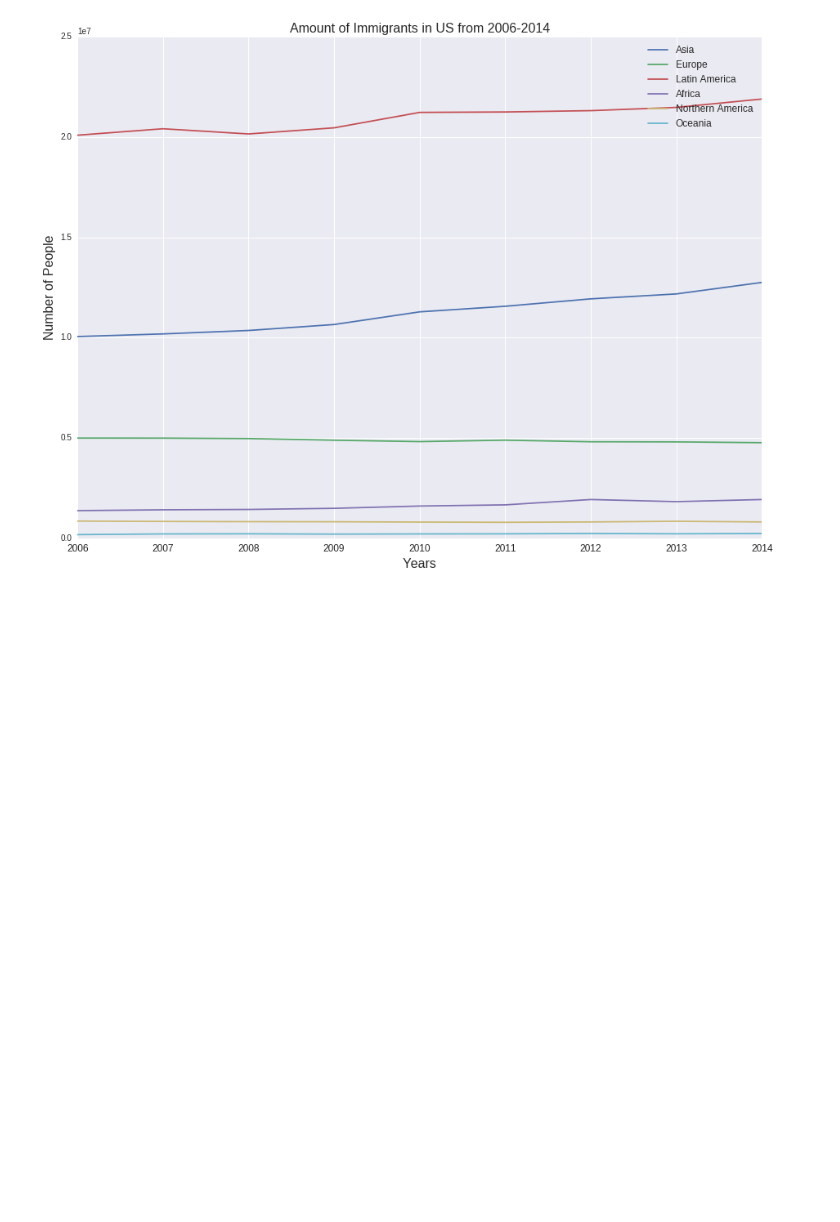
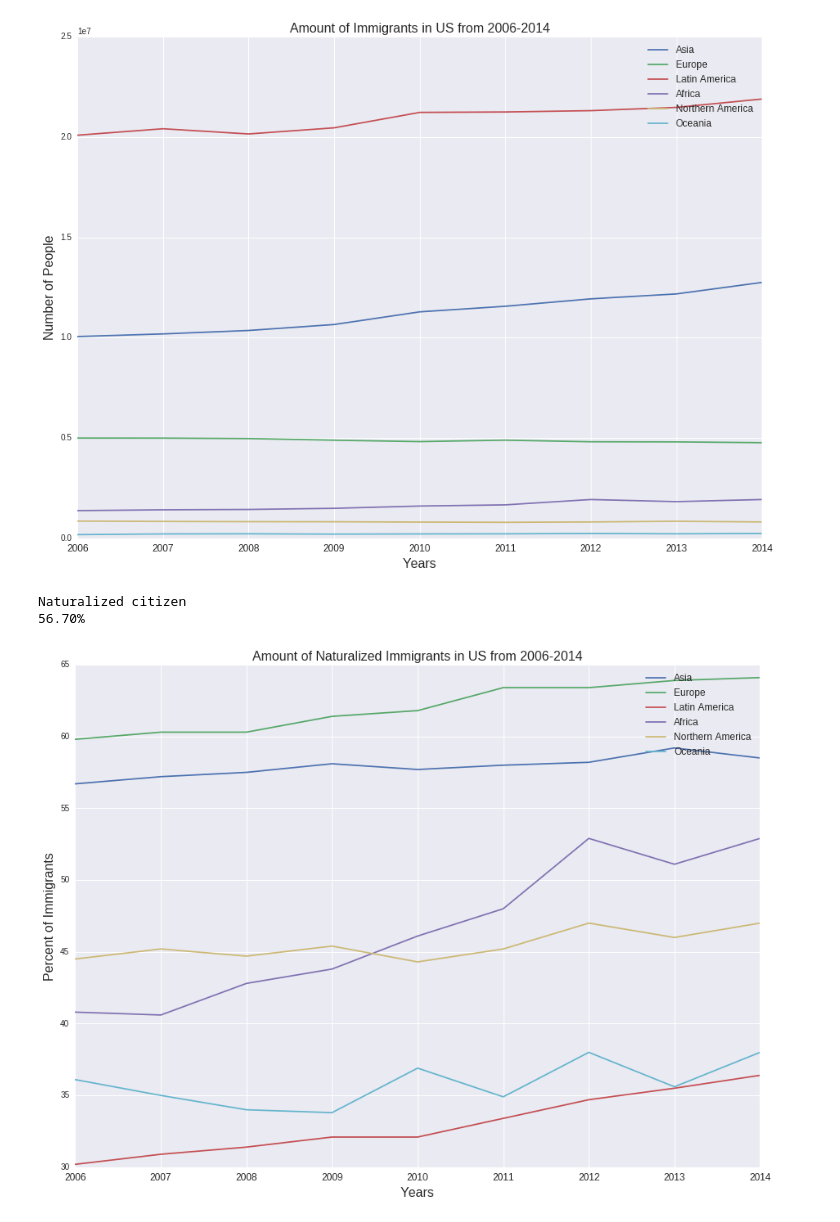
Before and after one commit to skchandra/DataScienceUSImmigration, a Jupyter notebook: data_2006_2014.ipynb, the cells around one changed output. Cells and saved outputs as stored; diff of their text form; code cells hidden in the pictures; blank space fills up the shorter version.

Commit message:
fixed typo and graphed interesting statistics

```diff
--- a/data_2006_2014.ipynb
+++ b/data_2006_2014.ipynb
@@ -44,17 +47,19 @@ unemployment_africa = [clean(x) for x in unemployment_africa]
 unemployment_northern_america = [clean(x) for x in unemployment_northern_america]
 unemployment_oceania = [clean(x) for x in unemployment_oceania]
 # %%
-def line_plot(data,title,xlabel,ylabel,xticks,legend1,legend2):
+def line_plot(data,title,xlabel,ylabel,xticks,legend):
     plt.figure(figsize=(15,11))
     xvals = 0
+    p = {}
     for i,val in enumerate(data):
         xvals = np.arange(len(val))
-        plt.plot(np.arange(len(val)),val)
+        p[i] = plt.plot(np.arange(len(val)),val)
     plt.title(title,fontsize=16)
     plt.xlabel(xlabel,fontsize=16)
     plt.ylabel(ylabel,fontsize=16)
     plt.xticks(xvals,xticks,fontsize=12)
-    plt.legend(legend1,legend2,fontsize=12)
+    legend1 = [p[i][0] for i in p]
+    plt.legend(legend1,legend,fontsize=12)
 
     import matplotlib.ticker as tkr
     formatter = tkr.ScalarFormatter(useMathText=False)
@@ -103,2 +106,35 @@ line_plot([pop_asia,pop_europe,pop_latin_america,pop_africa,pop_northern_america
 # %% [output]
 [figure]
+# %%
+#total population in that year
+row = 2
+
+nat_asia = [df_2006['Asia'].iloc[row],df_2007['Asia'].iloc[row],df_2008['Asia'].iloc[row],df_2009['Asia'].iloc[row],df_2010['Asia'].iloc[row],df_2011['Asia'].iloc[row],df_2012['Asia'].iloc[row],df_2013['Asia'].iloc[row],df_2014['Asia'].iloc[row]]
+nat_europe = [df_2006['Europe'].iloc[row],df_2007['Europe'].iloc[row],df_2008['Europe'].iloc[row],df_2009['Europe'].iloc[row],df_2010['Europe'].iloc[row],df_2011['Europe'].iloc[row],df_2012['Europe'].iloc[row],df_2013['Europe'].iloc[row],df_2014['Europe'].iloc[row]]
+nat_latin_america = [df_2006['Latin America'].iloc[row],df_2007['Latin America'].iloc[row],df_2008['Latin America'].iloc[row],df_2009['Latin America'].iloc[row],df_2010['Latin America'].iloc[row],df_2011['Latin America'].iloc[row],df_2012['Latin America'].iloc[row],df_2013['Latin America'].iloc[row],df_2014['Latin America'].iloc[row]]
+nat_africa = [df_2006['Africa'].iloc[row],df_2007['Africa'].iloc[row],df_2008['Africa'].iloc[row],df_2009['Africa'].iloc[row],df_2010['Africa'].iloc[row],df_2011['Africa'].iloc[row],df_2012['Africa'].iloc[row],df_2013['Africa'].iloc[row],df_2014['Africa'].iloc[row]]
+nat_northern_america = [df_2006['Northern America'].iloc[row],df_2007['Northern America'].iloc[row],df_2008['Northern America'].iloc[row],df_2009['Northern America'].iloc[row],df_2010['Northern America'].iloc[row],df_2011['Northern America'].iloc[row],df_2012['Northern America'].iloc[row],df_2013['Northern America'].iloc[row],df_2014['Northern America'].iloc[row]]
+nat_oceania = [df_2006['Oceania'].iloc[row],df_2007['Oceania'].iloc[row],df_2008['Oceania'].iloc[row],df_2009['Oceania'].iloc[row],df_2010['Oceania'].iloc[row],df_2011['Oceania'].iloc[row],df_2012['Oceania'].iloc[row],df_2013['Oceania'].iloc[row],df_2014['Oceania'].iloc[row]]
+
+nat_asia = [clean(x) for x in nat_asia]
+nat_europe = [clean(x) for x in nat_europe]
+nat_latin_america = [clean(x) for x in nat_latin_america]
+nat_africa = [clean(x) for x in nat_africa]
+nat_northern_america = [clean(x) for x in nat_northern_america]
+nat_oceania = [clean(x) for x in nat_oceania]
+
+print df_2006['Subject'].iloc[2]
+print df_2006['Asia'].iloc[2]
+# %% [output]
+Naturalized citizen
+56.70%
+# %%
+xticks = ('2006','2007','2008','2009','2010','2011','2012','2013','2014')
+legend = ('Asia','Europe','Latin America','Africa','Northern America','Oceania')
+title= 'Amount of Naturalized Immigrants in US from 2006-2014'
+ylabel = 'Percent of Immigrants'
+xlabel = 'Years'
+
+line_plot([nat_asia,nat_europe,nat_latin_america,nat_africa,nat_northern_america,nat_oceania],title,xlabel,ylabel,xticks,legend)
+# %% [output]
+[figure, added]
```
Also changed, not shown: parts of 17 cells of this notebook, 1 other file.
